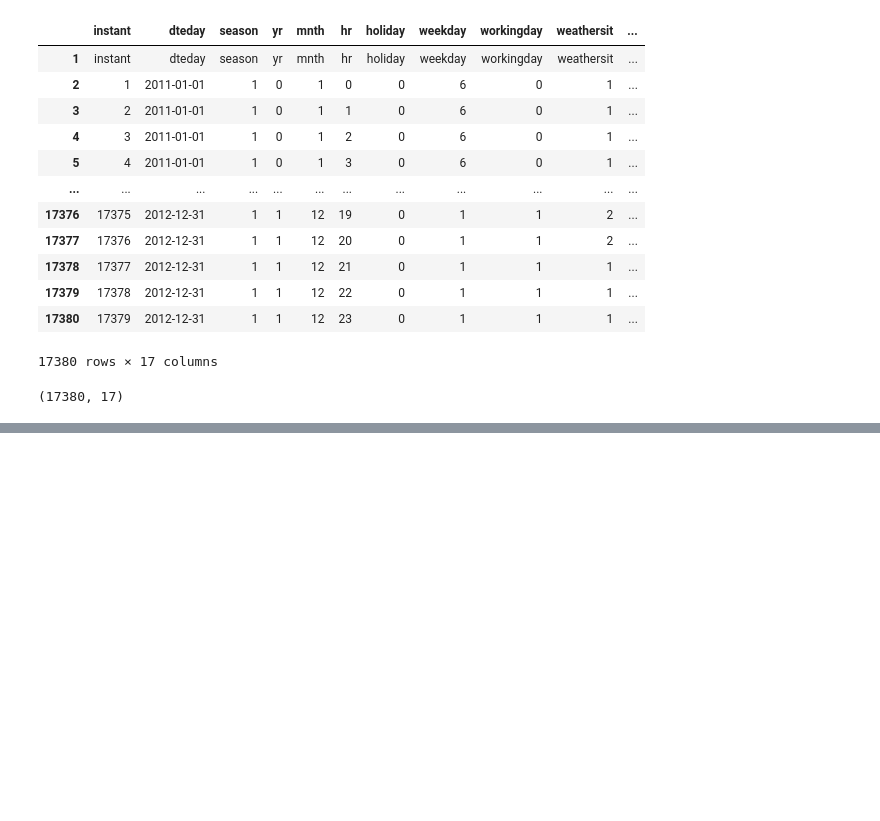
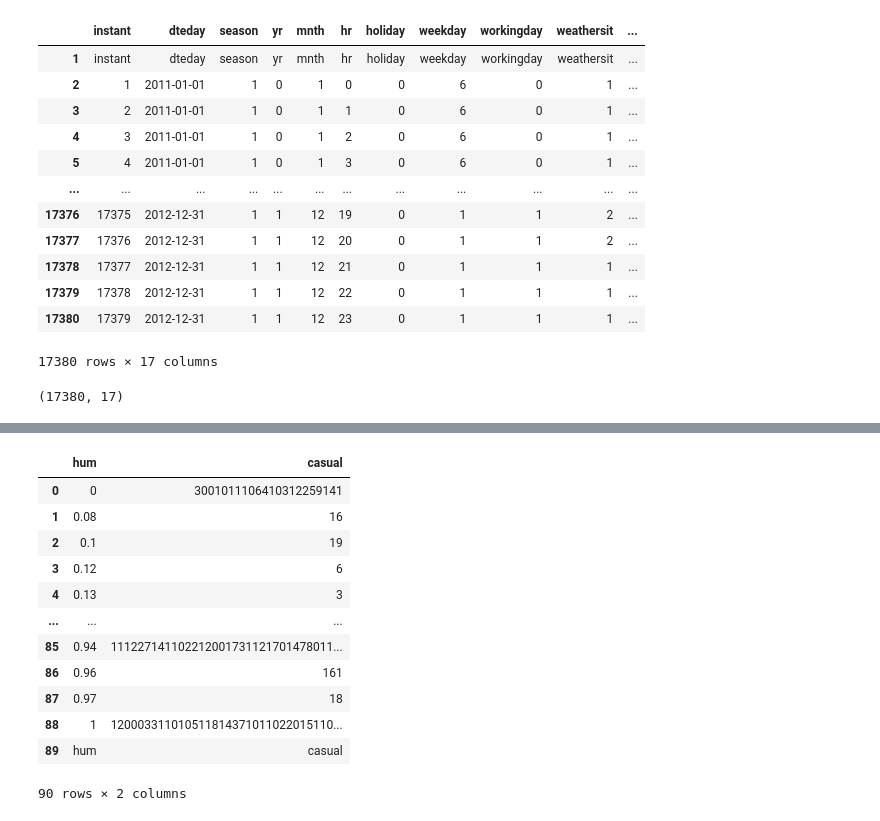
Before and after one commit to data301-2020-winter2/course-project-group_1028, a Jupyter notebook: analysis/Dante/milestone2.ipynb, the cells around one changed output, grey strips where cells are left out. Drawn from its saved outputs; the diff is of its cells as text; code cells hidden in the pictures; blank space fills up the shorter version.

```diff
--- a/analysis/Dante/milestone2.ipynb
+++ b/analysis/Dante/milestone2.ipynb
@@ -38,0 +44,17 @@ df.describe()
+# %%
+humcasual=df.groupby(['hum'], as_index=False)['casual'].sum()
+humcasual
+# %% [output]
+|  | hum | casual |
+| 0 | 0 | 3001011106410312259141 |
+| 1 | 0.08 | 16 |
+| 2 | 0.1 | 19 |
+| 3 | 0.12 | 6 |
+| 4 | 0.13 | 3 |
+| ... | ... | ... |
+| 85 | 0.94 | 111227141102212001731121701478011... |
+| 86 | 0.96 | 161 |
+| 87 | 0.97 | 18 |
+| 88 | 1 | 120003311010511814371011022015110... |
+| 89 | hum | casual |
+90 rows × 2 columns
```
Also changed, not shown: parts of 6 cells of this notebook.
